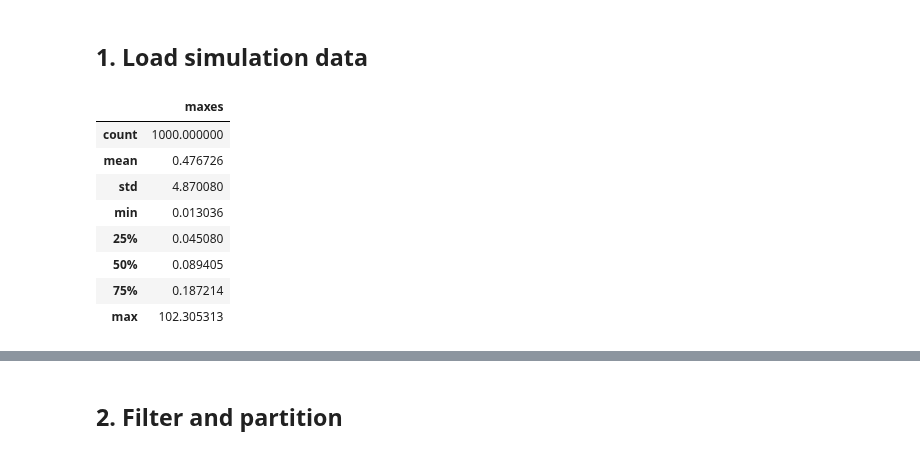
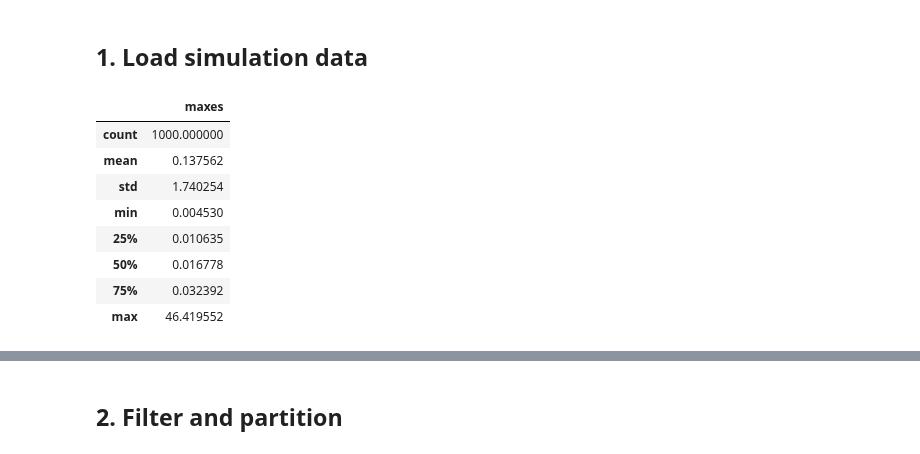
Before and after one commit to ewhalen12/gcnSurrogate, a Jupyter notebook: trainGcnSurrogate.ipynb, the cells around one changed output, grey strips where cells are left out. Cells and saved outputs as stored; diff of their text form; code cells hidden in the pictures.

```diff
--- a/trainGcnSurrogate.ipynb
+++ b/trainGcnSurrogate.ipynb
@@ -15,21 +15,20 @@ from gcnSurrogate.util.gcnSurrogateUtil import *
 # %% [markdown]
 ## 1. Load simulation data
 # %%
-# dataDir = 'data/2D_Truss_v1.3/conmech/design_7_N_1000/'
-dataDir = 'data/endLoadsv1.0/conmech/design_7_N_1000/'
+dataDir = 'data/2D_Truss_v1.3/conmech/design_7_N_1000/'
 allGraphsUnfiltered = loadConmechGraphs(dataDir)
 
 maxes = [max(np.abs(graph.y.numpy().flatten())) for graph in allGraphsUnfiltered]
 source = pd.DataFrame(maxes, columns=['maxes'])
 source.describe()
 # %% [output]
 |  | maxes |
 | count | 1000.000000 |
-| mean | 0.476726 |
-| std | 4.870080 |
-| min | 0.013036 |
-| 25% | 0.045080 |
-| 50% | 0.089405 |
-| 75% | 0.187214 |
-| max | 102.305313 |
+| mean | 0.137562 |
+| std | 1.740254 |
+| min | 0.004530 |
+| 25% | 0.010635 |
+| 50% | 0.016778 |
+| 75% | 0.032392 |
+| max | 46.419552 |
 # %%
```
Also changed, not shown: parts of 7 cells of this notebook, 4 other files.
